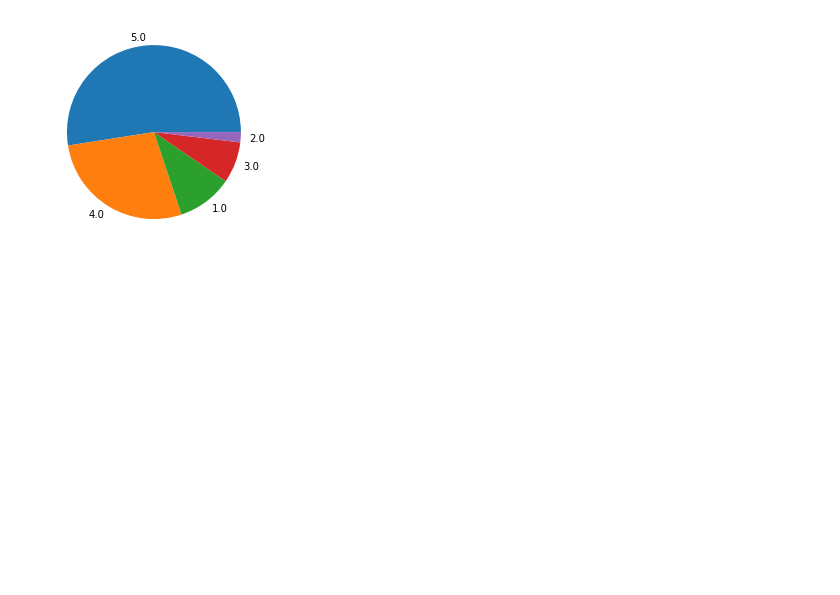
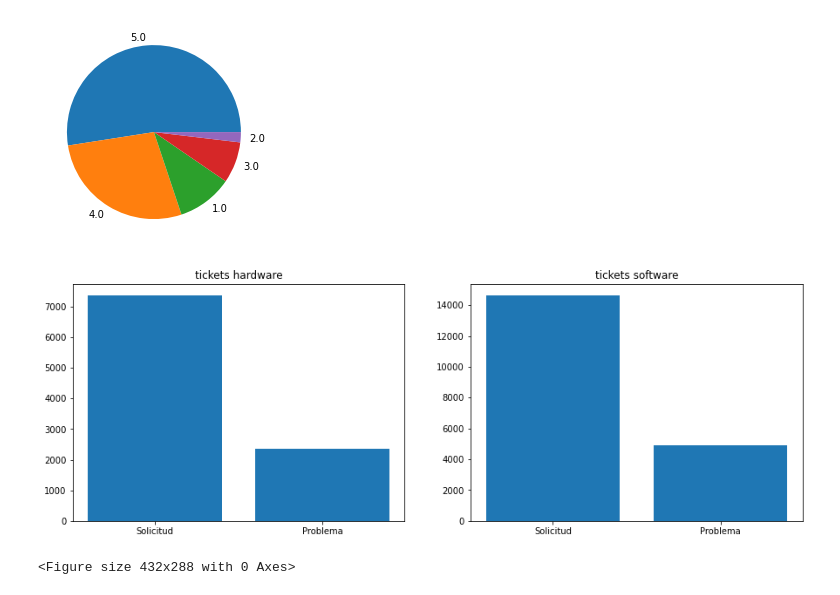
Before and after one commit to NataliaBarquin/Adalab_Pair_programming_3_numpy_pandas_visualizacion, a Jupyter notebook: pair_matplotlib_2.ipynb, the cells around one changed output. Cells and saved outputs as stored; diff of their text form; code cells hidden in the pictures; blank space fills up the shorter version.

```diff
--- a/pair_matplotlib_2.ipynb
+++ b/pair_matplotlib_2.ipynb
@@ -176,6 +178,22 @@ plt.pie(satis2["satisfacción"], labels=satis1["index"], radius= 1)
 plt.show()
 # %% [output]
 [figure]
+# %%
+fig,ax = plt.subplots(1,2 , figsize = (15,5) )
+plt.figure()
+
+ax[0].bar(grafica_tipo2['index'],grafica_tipo2['tipo'])
+ax[1].bar(grafica_tipo['index'],grafica_tipo['tipo'])
+
+ax[0].set_title("tickets hardware")
+ax[1].set_title("tickets software")
+
+
+
+plt.show()
+# %% [output]
+[figure, added]
+<Figure size 432x288 with 0 Axes>
 # %%
 """
 
```
Also changed, not shown: parts of 2 cells of this notebook.
